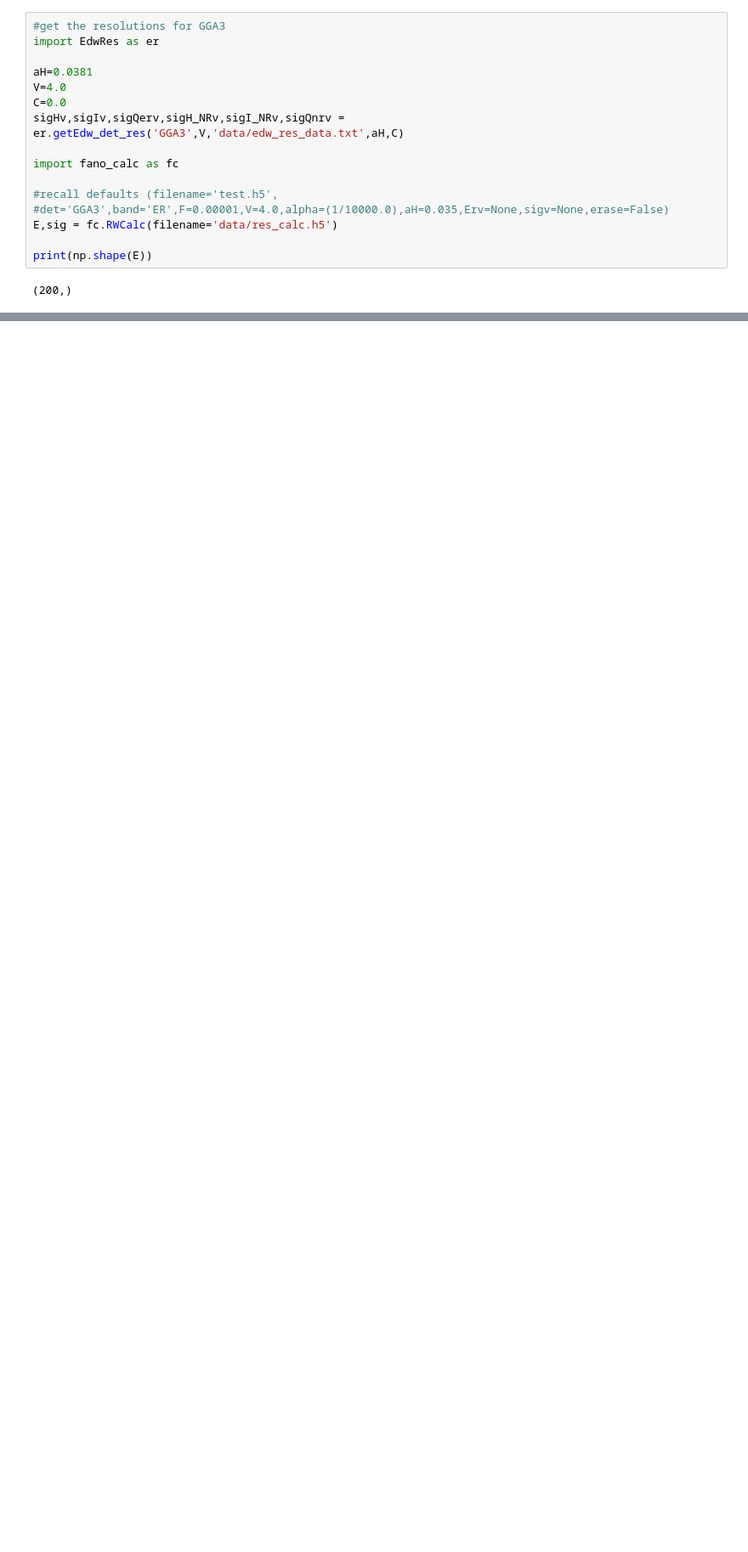
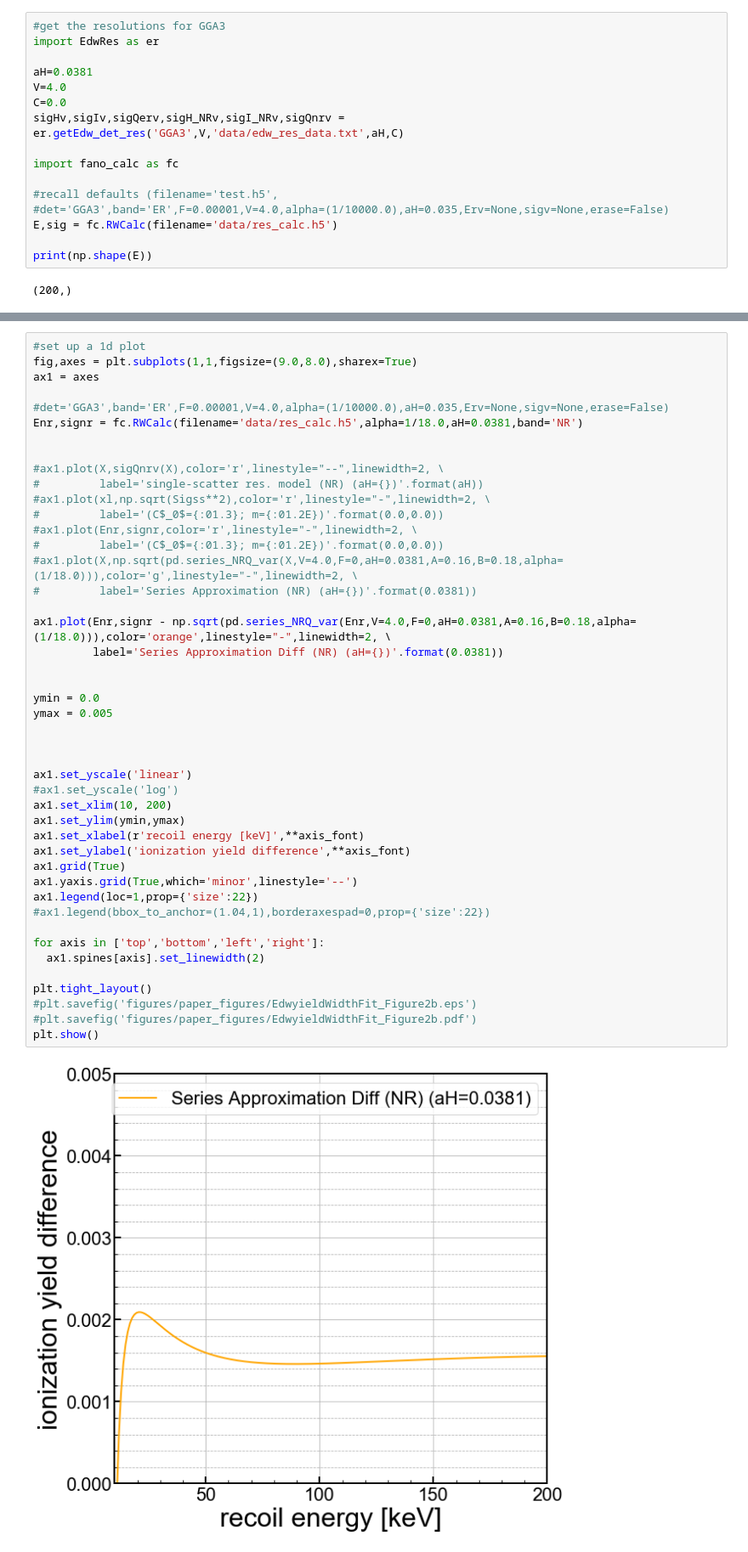
Before and after one commit to villano-lab/nrFano_paper2019, a Jupyter notebook: analysis_notebooks/timing_tests.ipynb, the cells around one changed output, grey strips where cells are left out. Shown at 85% size. Cells and saved outputs as stored; diff of their text form; blank space fills up the shorter version.

Commit message:
[ANV] updated checks of series solution difference for NR yield widths

```diff
--- a/analysis_notebooks/timing_tests.ipynb
+++ b/analysis_notebooks/timing_tests.ipynb
@@ -528 +465,48 @@ T6: [2.21383726e+07 3.57367356e+05 3.20316915e+04 ... 1.33125362e-09
 [figure]
+# %%
+#set up a 1d plot
+fig,axes = plt.subplots(1,1,figsize=(9.0,8.0),sharex=True)
+ax1 = axes
+
+#det='GGA3',band='ER',F=0.00001,V=4.0,alpha=(1/10000.0),aH=0.035,Erv=None,sigv=None,erase=False)
+Enr,signr = fc.RWCalc(filename='data/res_calc.h5',alpha=1/18.0,aH=0.0381,band='NR')
+
+
+#ax1.plot(X,sigQnrv(X),color='r',linestyle="--",linewidth=2, \
+#         label='single-scatter res. model (NR) (aH={})'.format(aH))
+#ax1.plot(xl,np.sqrt(Sigss**2),color='r',linestyle="-",linewidth=2, \
+#         label='(C$_0$={:01.3}; m={:01.2E})'.format(0.0,0.0))
+#ax1.plot(Enr,signr,color='r',linestyle="-",linewidth=2, \
+#         label='(C$_0$={:01.3}; m={:01.2E})'.format(0.0,0.0))
+#ax1.plot(X,np.sqrt(pd.series_NRQ_var(X,V=4.0,F=0,aH=0.0381,A=0.16,B=0.18,alpha=(1/18.0))),color='g',linestyle="-",linewidth=2, \
+#         label='Series Approximation (NR) (aH={})'.format(0.0381))
+
+ax1.plot(Enr,signr - np.sqrt(pd.series_NRQ_var(Enr,V=4.0,F=0,aH=0.0381,A=0.16,B=0.18,alpha=(1/18.0))),color='orange',linestyle="-",linewidth=2, \
+         label='Series Approximation Diff (NR) (aH={})'.format(0.0381))
+
+
+ymin = 0.0
+ymax = 0.005
+
+
+
+ax1.set_yscale('linear')
+#ax1.set_yscale('log')
+ax1.set_xlim(10, 200)
+ax1.set_ylim(ymin,ymax)
+ax1.set_xlabel(r'recoil energy [keV]',**axis_font)
+ax1.set_ylabel('ionization yield difference',**axis_font)
+ax1.grid(True)
+ax1.yaxis.grid(True,which='minor',linestyle='--')
+ax1.legend(loc=1,prop={'size':22})
+#ax1.legend(bbox_to_anchor=(1.04,1),borderaxespad=0,prop={'size':22})
+
+for axis in ['top','bottom','left','right']:
+  ax1.spines[axis].set_linewidth(2)
+
+plt.tight_layout()
+#plt.savefig('figures/paper_figures/EdwyieldWidthFit_Figure2b.eps')
+#plt.savefig('figures/paper_figures/EdwyieldWidthFit_Figure2b.pdf')
+plt.show()
+# %% [output]
+[figure, added]
```
Also changed, not shown: parts of 7 cells of this notebook, 2 other files.
